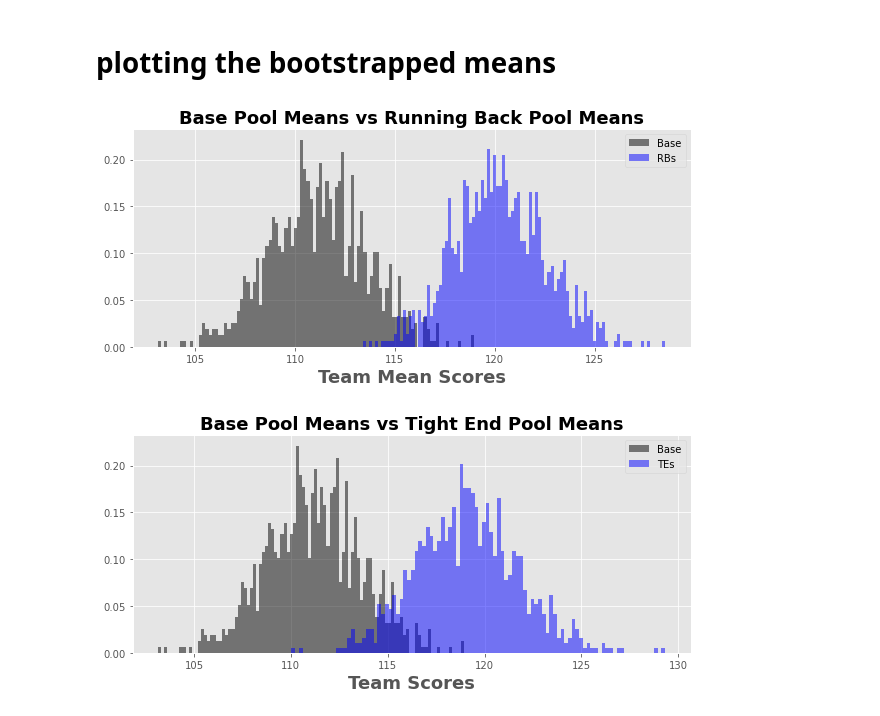
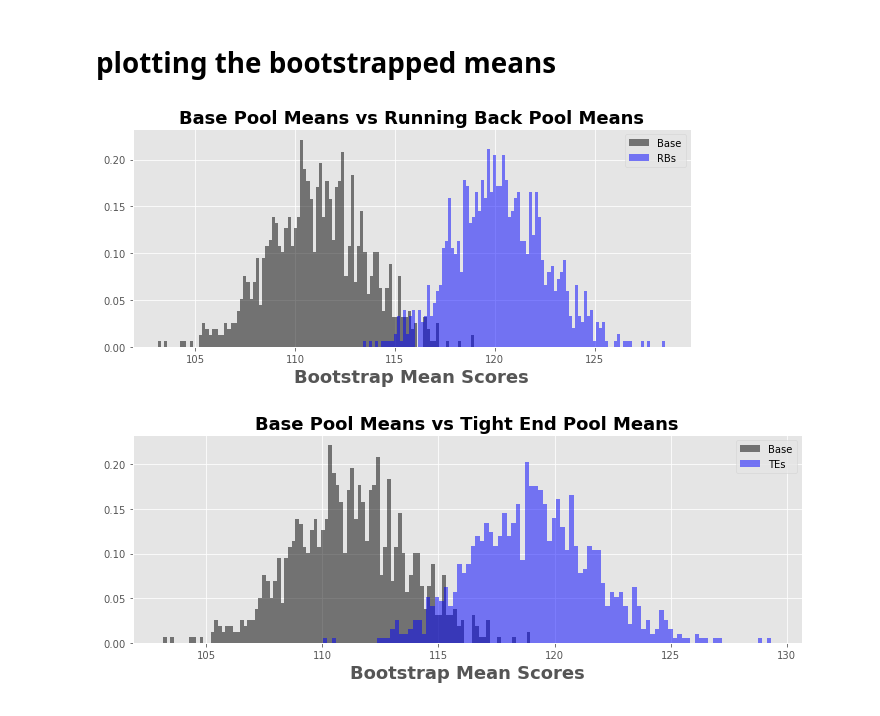
Before and after one commit to amoss038/DFS_Comparison-, a Jupyter notebook: team_generator.ipynb, the cells around one changed output. Saved outputs shown, nothing was run; the diff lists cells and outputs as text; code cells hidden in the pictures.

Commit message:
second image

```diff
--- a/team_generator.ipynb
+++ b/team_generator.ipynb
@@ -669,22 +669,23 @@ def bootstrapper(pool_1, pool_2):
     ax.hist(pool_1, bins=100, density=True, color="black", alpha=0.5, label='Base')
     ax.hist(pool_2, bins=100, density=True, color="blue", alpha=0.5, label='RBs')
     ax.set_title(label = "Base Pool Means vs Running Back Pool Means", fontsize=18, weight = 'bold')
-    plt.xlabel("Team Mean Scores", fontsize=18, weight = 'bold')
+    plt.xlabel("Bootstrap Mean Scores", fontsize=18, weight = 'bold')
     ax.legend()
 
 bootstrapper(bootstrap_base_means, bootstrap_rb_means)
 # %% [output]
-[figure, old version]
+[figure, new version]
 # %%
 def bootstrapper(pool_1, pool_2):
 
     fig, ax = plt.subplots(1, figsize=(10, 4))
     ax.hist(pool_1, bins=100, density=True, color="black", alpha=0.5, label='Base')
     ax.hist(pool_2, bins=100, density=True, color="blue", alpha=0.5, label='TEs')
     ax.set_title(label = "Base Pool Means vs Tight End Pool Means", fontsize=18, weight = 'bold')
-    plt.xlabel("Team Scores", fontsize=18, weight = 'bold')
+    plt.xlabel("Bootstrap Mean Scores", fontsize=18, weight = 'bold')
     ax.legend()
-
+    plt.tight_layout()
+    plt.savefig('bootstrap_te.jpg', dpi=50, format='jpg')
 bootstrapper(bootstrap_base_means, bootstrap_te_means)
 # %% [output]
-[figure, old version]
+[figure, new version]
```
Also changed, not shown: 2 other files.
